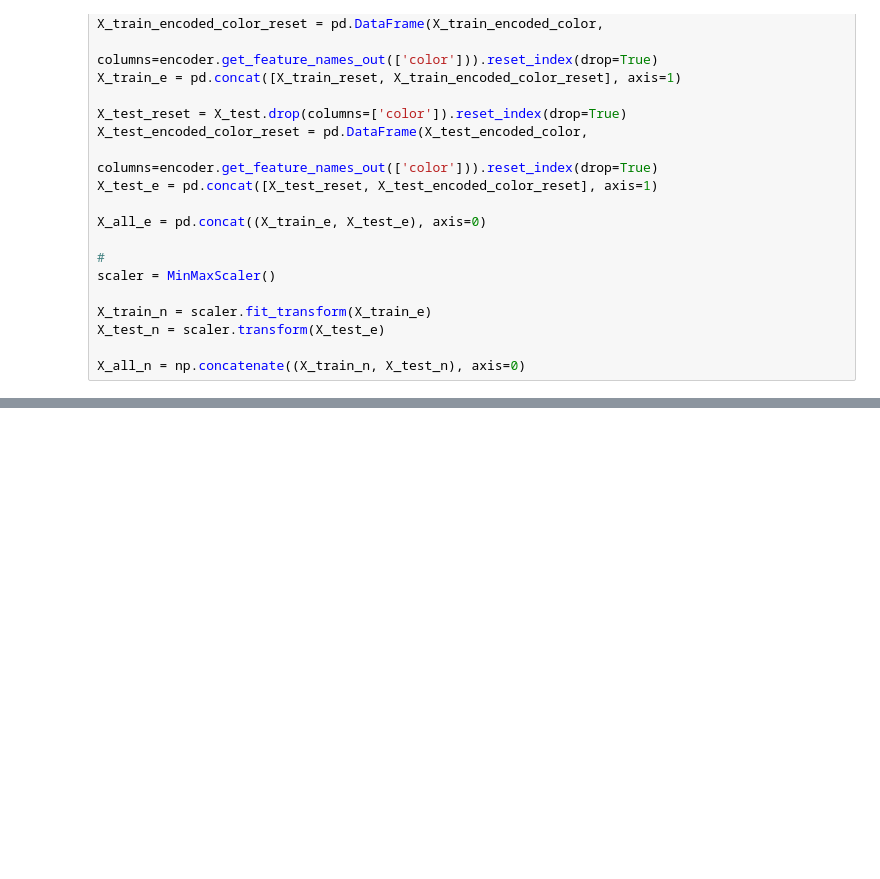
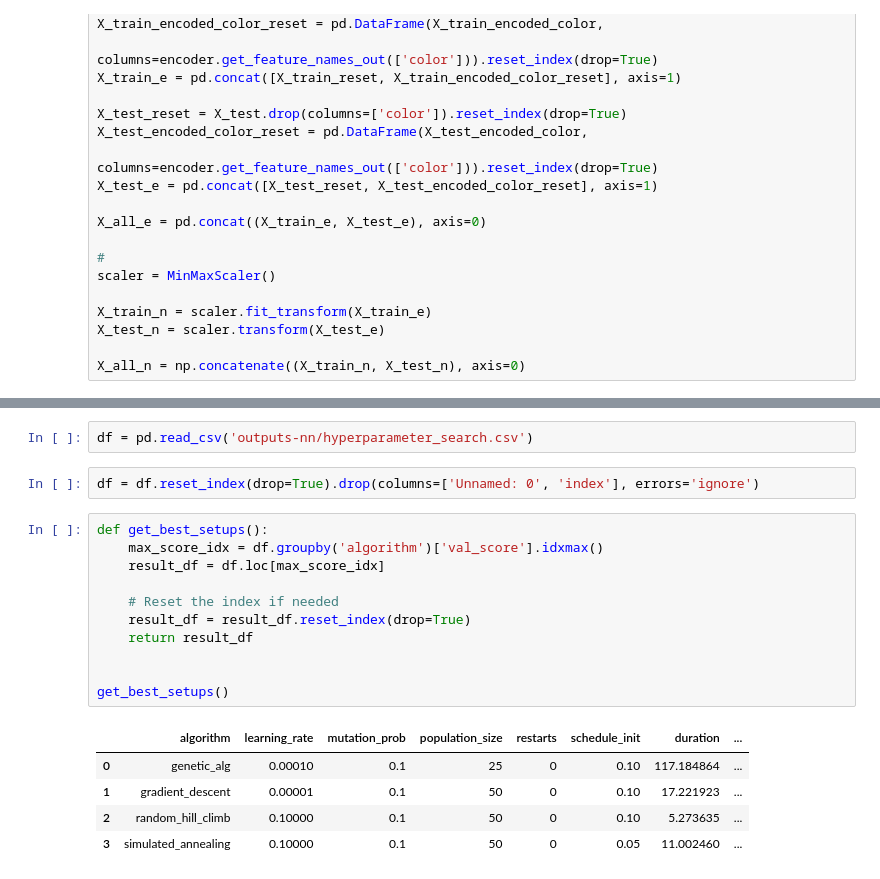
Before and after one commit to pavponn/machine-learning-gatech, a Jupyter notebook: assignment-2/nn_analysis.ipynb, the cells around one changed output, grey strips where cells are left out. Cells and saved outputs as stored; diff of their text form; blank space fills up the shorter version.

Commit message:
Add analysis notebook for NN together with output data and generated charts

```diff
--- a/assignment-2/nn_analysis.ipynb
+++ b/assignment-2/nn_analysis.ipynb
@@ -144,0 +312,21 @@ matrix([[0., 0., 0., ..., 0., 1., 0.],
+# %%
+df = pd.read_csv('outputs-nn/hyperparameter_search.csv')
+# %%
+df = df.reset_index(drop=True).drop(columns=['Unnamed: 0', 'index'], errors='ignore')
+# %%
+def get_best_setups():
+    max_score_idx = df.groupby('algorithm')['val_score'].idxmax()
+    result_df = df.loc[max_score_idx]
+
+    # Reset the index if needed
+    result_df = result_df.reset_index(drop=True)
+    return result_df
+
+
+get_best_setups()
+# %% [output]
+|  | algorithm | learning_rate | mutation_prob | population_size | restarts | schedule_init | duration | ... |
+| 0 | genetic_alg | 0.00010 | 0.1 | 25 | 0 | 0.10 | 117.184864 | ... |
+| 1 | gradient_descent | 0.00001 | 0.1 | 50 | 0 | 0.10 | 17.221923 | ... |
+| 2 | random_hill_climb | 0.10000 | 0.1 | 50 | 0 | 0.10 | 5.273635 | ... |
+| 3 | simulated_annealing | 0.10000 | 0.1 | 50 | 0 | 0.05 | 11.002460 | ... |
```
Also changed, not shown: parts of 32 cells of this notebook, 23 other files.
